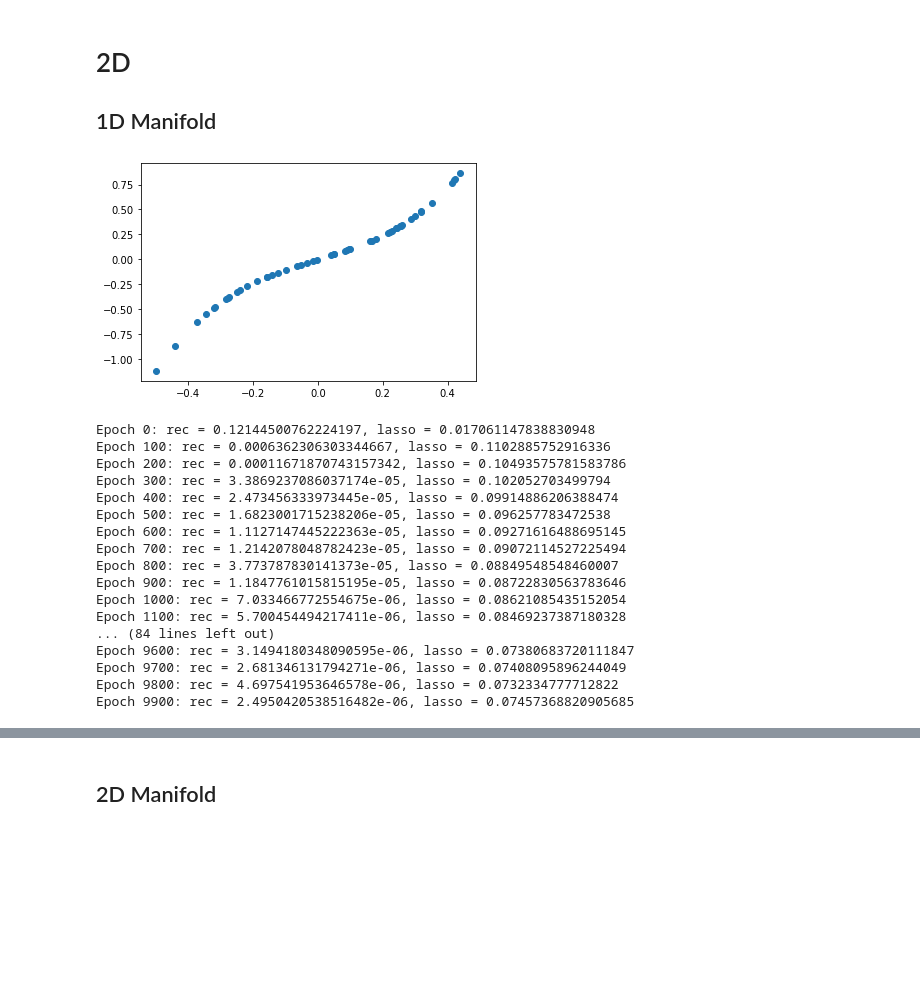
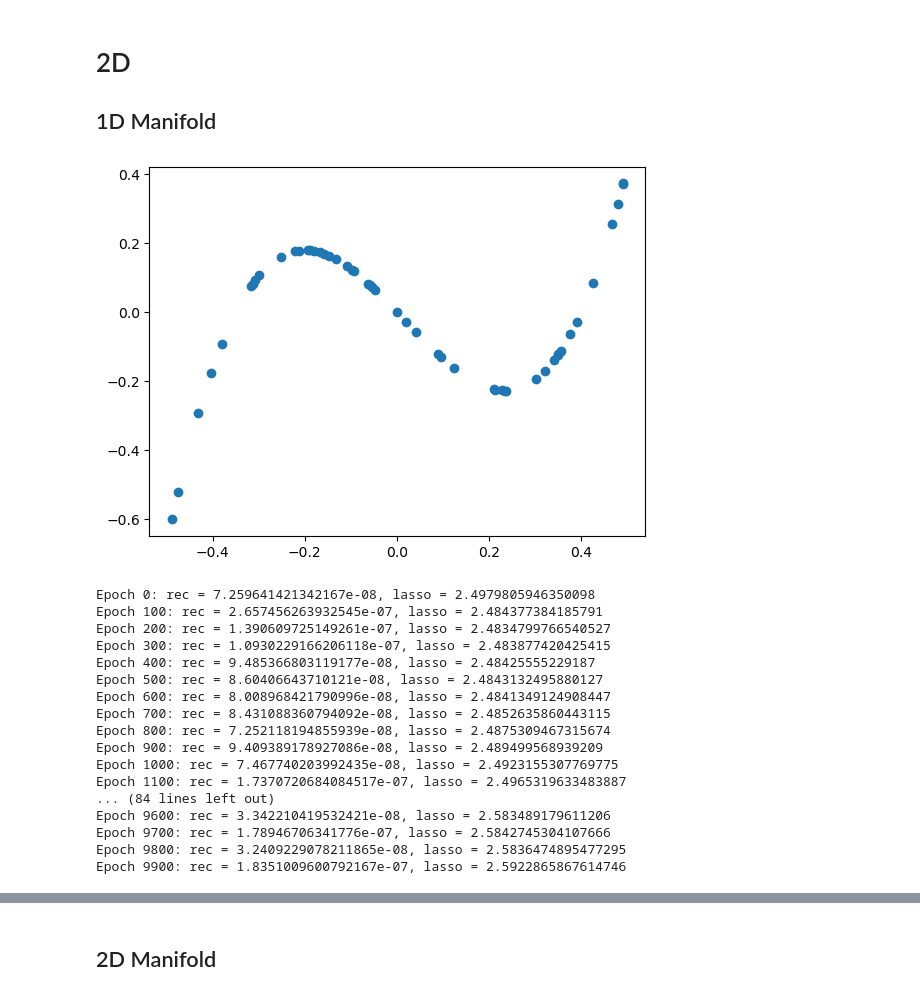
Before and after one commit to IDEALLab/Least_Volume_ICLR2024, a Jupyter notebook: notebook/least_volume.ipynb, the cells around one changed output, grey strips where cells are left out. Saved outputs shown, nothing was run; the diff lists cells and outputs as text; code cells hidden in the pictures; blank space fills up the shorter version.

```diff
--- a/notebook/least_volume.ipynb
+++ b/notebook/least_volume.ipynb
@@ -24,19 +14,20 @@ class PCA(nn.Module):
 # 2D
 ## 1D Manifold
 # %%
-encoder = nn.Sequential(MLP(2, 2, [32, 32, 32]), PCA()) # MLP(2, 2, [32, 32, 32])
-decoder = SNMLP(2, 2, [32, 32, 32])
+encoder = MLP(2, 2, [32]*4)
+decoder = SNMLP(2, 2, [32]*4)
 encoder.train()
 decoder.train()
 
 X, _ = torch.sort(torch.rand(50))
 X = X - 0.5
-Y = X + 5 * X ** 3
+# Y = X + 5 * X ** 3
+Y = 10 * (X-0.4) * X * (X+0.35)
 
 plt.scatter(X.numpy(), Y.numpy())
 plt.show()
 # %% [output]
-[figure, old version]
+[figure, new version]
 # %%
 data = torch.stack([X, Y], dim=-1)
 opt = torch.optim.Adam(list(encoder.parameters()) + list(decoder.parameters()), lr=1e-3)
@@ -45,32 +36,32 @@ for i in range(10000):
     opt.zero_grad()
     z = encoder(data)
     rec_loss = F.mse_loss(decoder(z), data)
-    lasso_loss = torch.exp(torch.log(z.std(0)+1e-2).mean()) # torch.norm(z.std(0), p=1)
+    lasso_loss = torch.exp(torch.log(z.std(0)).mean()) # torch.norm(z.std(0), p=1)
     # F.mse_loss(z.T.cov().tril(diagonal=-1), torch.zeros_like(z.T.cov()))
-    loss = rec_loss + 0.01 * lasso_loss
+    loss = rec_loss #+ 0.01 * lasso_loss
     loss.backward()
     opt.step()
 
     if i % 100 == 0:
         print('Epoch {}: rec = {}, lasso = {}'.format(i, rec_loss, lasso_loss))
 # %% [output]
-Epoch 0: rec = 0.12144500762224197, lasso = 0.017061147838830948
-Epoch 100: rec = 0.0006362306303344667, lasso = 0.1102885752916336
-Epoch 200: rec = 0.00011671870743157342, lasso = 0.10493575781583786
-Epoch 300: rec = 3.3869237086037174e-05, lasso = 0.102052703499794
-Epoch 400: rec = 2.473456333973445e-05, lasso = 0.09914886206388474
-Epoch 500: rec = 1.6823001715238206e-05, lasso = 0.096257783472538
-Epoch 600: rec = 1.1127147445222363e-05, lasso = 0.09271616488695145
-Epoch 700: rec = 1.2142078048782423e-05, lasso = 0.09072114527225494
-Epoch 800: rec = 3.773787830141373e-05, lasso = 0.08849548548460007
-Epoch 900: rec = 1.1847761015815195e-05, lasso = 0.08722830563783646
-Epoch 1000: rec = 7.033466772554675e-06, lasso = 0.08621085435152054
-Epoch 1100: rec = 5.700454494217411e-06, lasso = 0.08469237387180328
+Epoch 0: rec = 7.259641421342167e-08, lasso = 2.4979805946350098
+Epoch 100: rec = 2.657456263932545e-07, lasso = 2.484377384185791
+Epoch 200: rec = 1.390609725149261e-07, lasso = 2.4834799766540527
+Epoch 300: rec = 1.0930229166206118e-07, lasso = 2.483877420425415
+Epoch 400: rec = 9.485366803119177e-08, lasso = 2.48425555229187
+Epoch 500: rec = 8.60406643710121e-08, lasso = 2.4843132495880127
+Epoch 600: rec = 8.008968421790996e-08, lasso = 2.4841349124908447
+Epoch 700: rec = 8.431088360794092e-08, lasso = 2.4852635860443115
+Epoch 800: rec = 7.252118194855939e-08, lasso = 2.4875309467315674
+Epoch 900: rec = 9.409389178927086e-08, lasso = 2.489499568939209
+Epoch 1000: rec = 7.467740203992435e-08, lasso = 2.4923155307769775
+Epoch 1100: rec = 1.7370720684084517e-07, lasso = 2.4965319633483887
 ... (84 lines left out)
-Epoch 9600: rec = 3.1494180348090595e-06, lasso = 0.07380683720111847
-Epoch 9700: rec = 2.681346131794271e-06, lasso = 0.07408095896244049
-Epoch 9800: rec = 4.697541953646578e-06, lasso = 0.0732334777712822
-Epoch 9900: rec = 2.4950420538516482e-06, lasso = 0.07457368820905685
+Epoch 9600: rec = 3.342210419532421e-08, lasso = 2.583489179611206
+Epoch 9700: rec = 1.78946706341776e-07, lasso = 2.5842745304107666
+Epoch 9800: rec = 3.2409229078211865e-08, lasso = 2.5836474895477295
+Epoch 9900: rec = 1.8351009600792167e-07, lasso = 2.5922865867614746
 # %%
 encoder.eval()
 decoder.eval()
```
Also changed, not shown: parts of 35 cells of this notebook, 3 other files.
